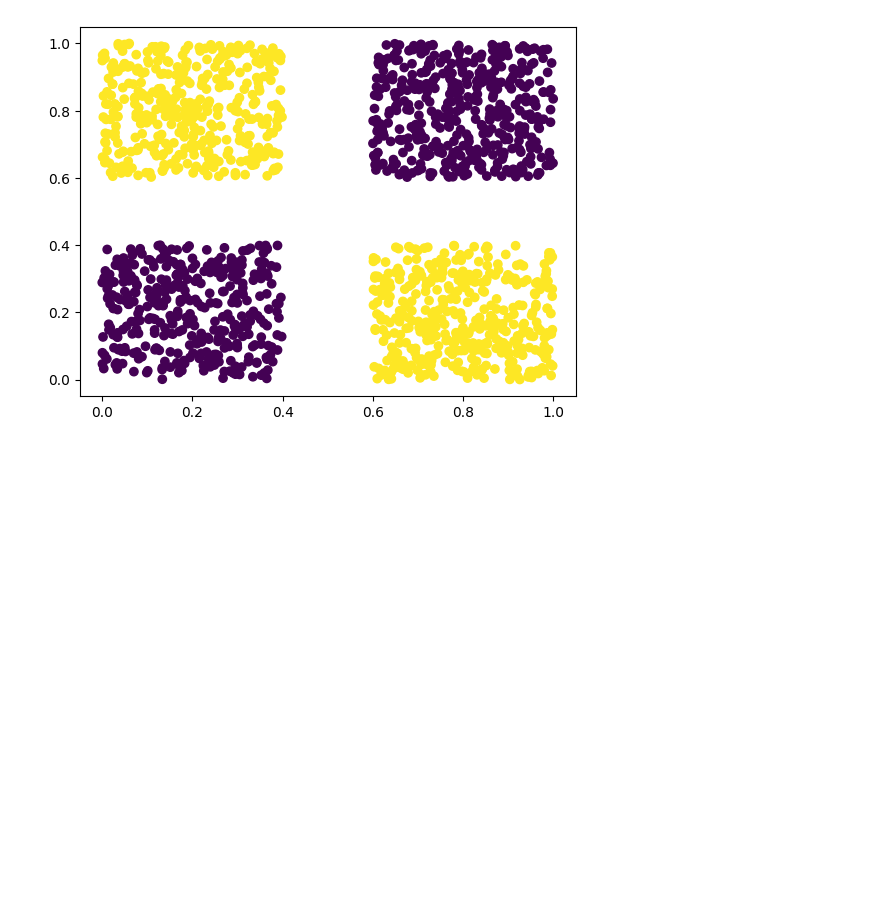
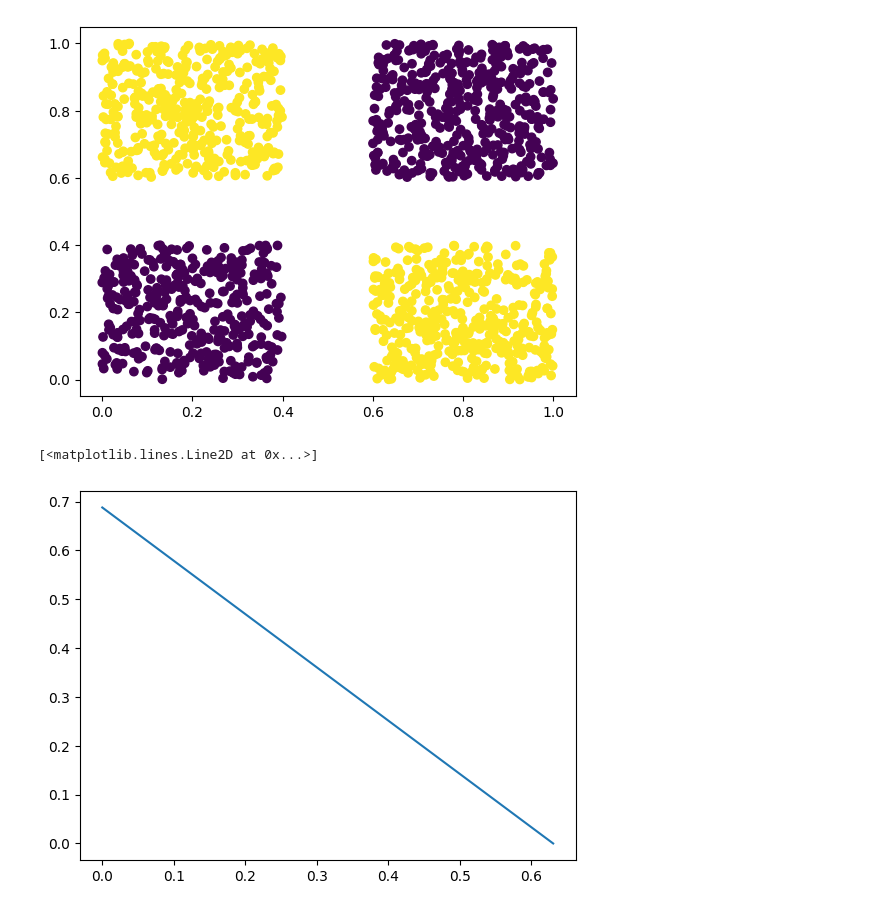
Before and after one commit to serafi-nebot-uib/IA, a Jupyter notebook: notebooks/02 - Scikit-learn i Perceptró/P2.ipynb, the cells around one changed output. Drawn from its saved outputs; the diff is of its cells as text; code cells hidden in the pictures; blank space fills up the shorter version.

```diff
--- a/notebooks/02 - Scikit-learn i Perceptró/P2.ipynb
+++ b/notebooks/02 - Scikit-learn i Perceptró/P2.ipynb
@@ -183,0 +178,12 @@ clf = linear_model.Perceptron(tol=1e-9, random_state=42)
+# %%
+X_train, X_test, y_train, y_test = train_test_split(data, label, test_size=0.33, random_state=42)
+
+clf = linear_model.Perceptron(tol=1e-9, random_state=42)
+clf.fit(X_train, y_train)
+
+x_intercept = (0, (-clf.intercept_ / clf.coef_[0][1])[0])
+y_intercept = ((-clf.intercept_ / clf.coef_[0][0])[0], 0)
+plt.plot(x_intercept, y_intercept)
+# %% [output]
+[<matplotlib.lines.Line2D at 0x...>]
+[figure, added]
```
Also changed, not shown: parts of 14 cells of this notebook.
